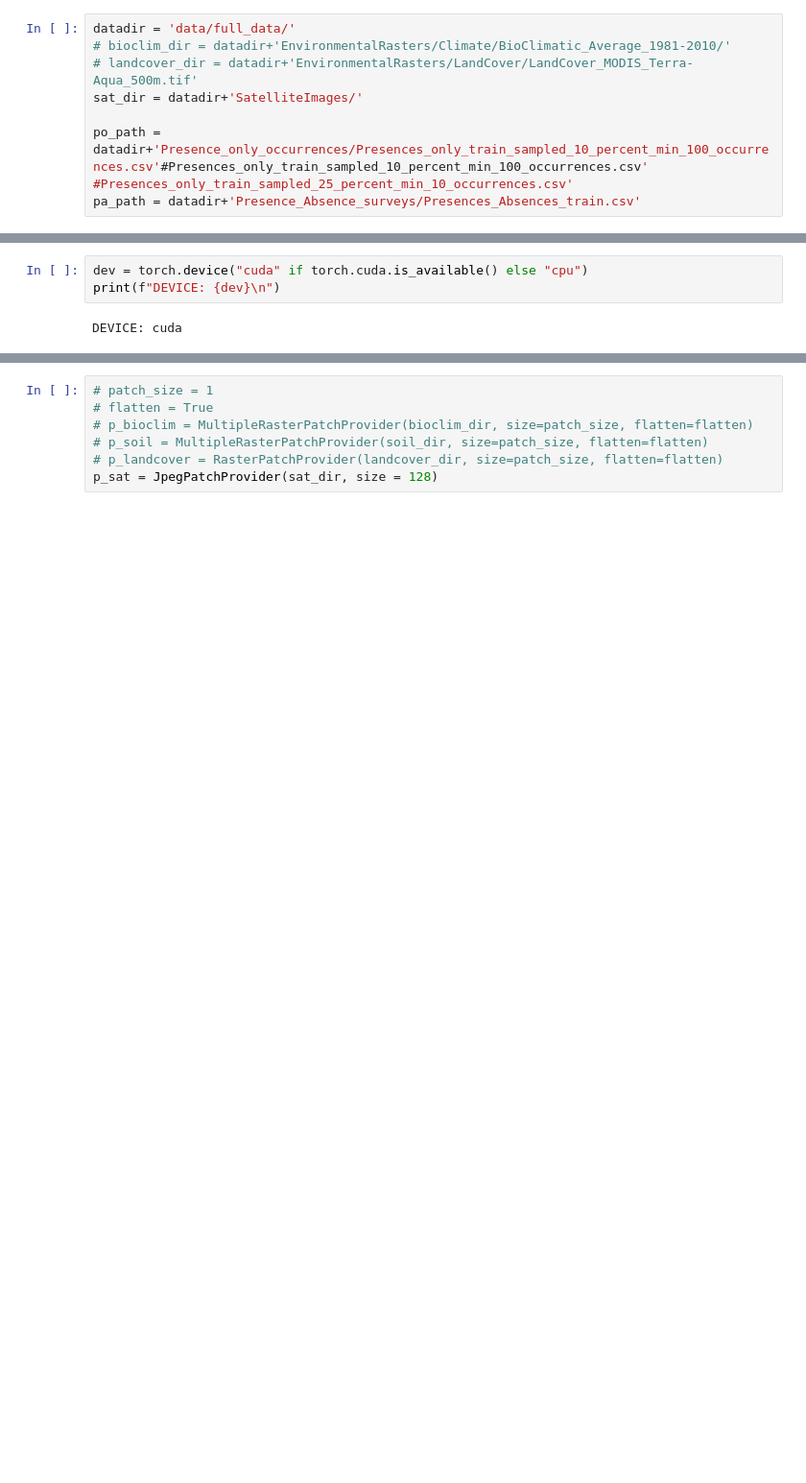
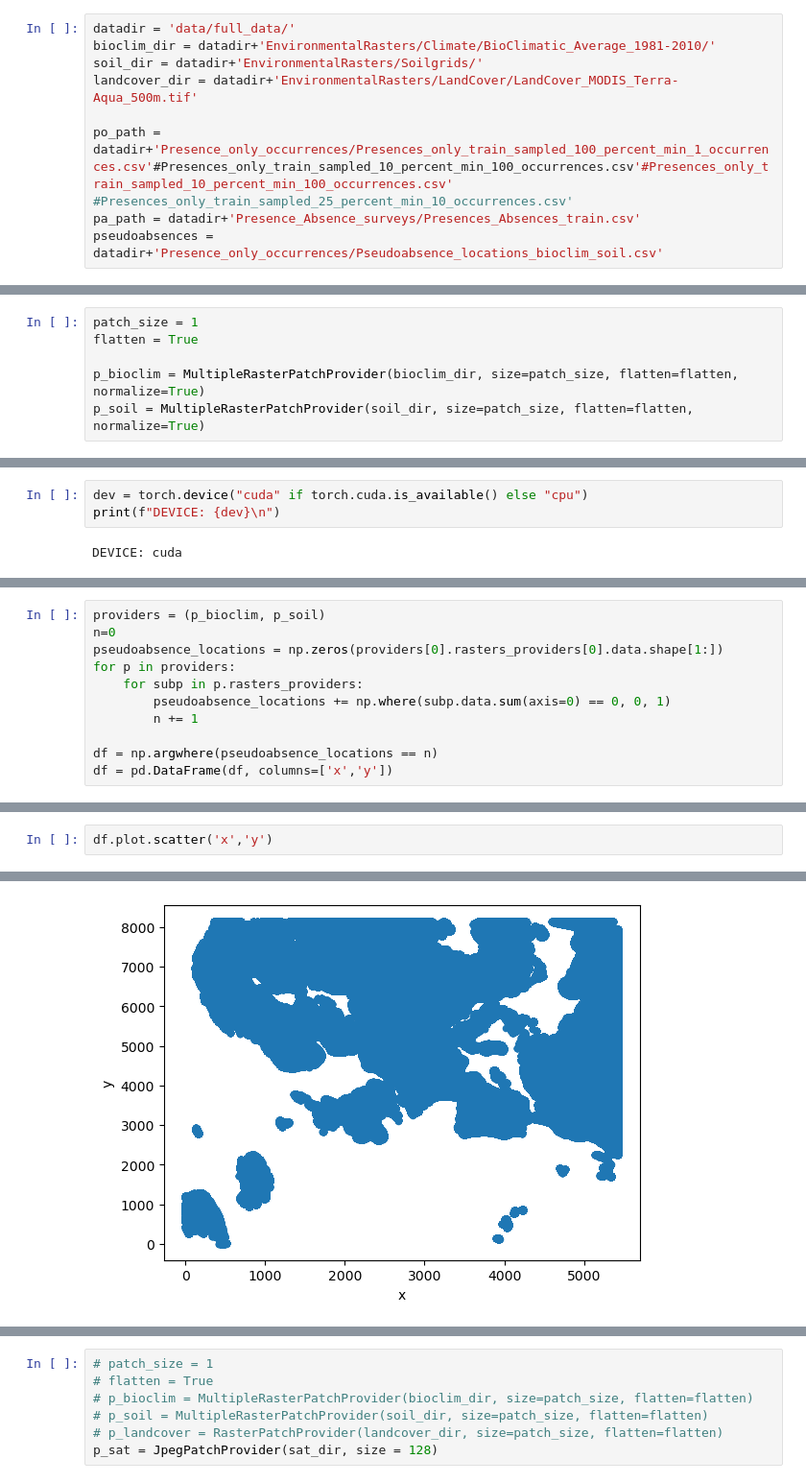
Before and after one commit to ninavantiel/multi_scale_SDMs, a Jupyter notebook: test.ipynb, the cells around one changed output, grey strips where cells are left out. Shown at 96% size. Drawn from its saved outputs; the diff is of its cells as text; blank space fills up the shorter version.

```diff
--- a/test.ipynb
+++ b/test.ipynb
@@ -16,9 +17,10 @@ from torchvision import models
 from sklearn.metrics import roc_auc_score
 # %%
 datadir = 'data/full_data/'
-# bioclim_dir = datadir+'EnvironmentalRasters/Climate/BioClimatic_Average_1981-2010/'
-# landcover_dir = datadir+'EnvironmentalRasters/LandCover/LandCover_MODIS_Terra-Aqua_500m.tif'
-sat_dir = datadir+'SatelliteImages/'
+bioclim_dir = datadir+'EnvironmentalRasters/Climate/BioClimatic_Average_1981-2010/'
+soil_dir = datadir+'EnvironmentalRasters/Soilgrids/'
+landcover_dir = datadir+'EnvironmentalRasters/LandCover/LandCover_MODIS_Terra-Aqua_500m.tif'
 
-po_path = datadir+'Presence_only_occurrences/Presences_only_train_sampled_10_percent_min_100_occurrences.csv'#Presences_only_train_sampled_10_percent_min_100_occurrences.csv' #Presences_only_train_sampled_25_percent_min_10_occurrences.csv'
+po_path = datadir+'Presence_only_occurrences/Presences_only_train_sampled_100_percent_min_1_occurrences.csv'#Presences_only_train_sampled_10_percent_min_100_occurrences.csv'#Presences_only_train_sampled_10_percent_min_100_occurrences.csv' #Presences_only_train_sampled_25_percent_min_10_occurrences.csv'
 pa_path = datadir+'Presence_Absence_surveys/Presences_Absences_train.csv'
+pseudoabsences = datadir+'Presence_only_occurrences/Pseudoabsence_locations_bioclim_soil.csv'
@@ -24,0 +131,6 @@ pa_path = datadir+'Presence_Absence_surveys/Presences_Absences_train.csv'
+# %%
+patch_size = 1
+flatten = True
+
+p_bioclim = MultipleRasterPatchProvider(bioclim_dir, size=patch_size, flatten=flatten, normalize=True)
+p_soil = MultipleRasterPatchProvider(soil_dir, size=patch_size, flatten=flatten, normalize=True)
@@ -29,0 +186,11 @@ DEVICE: cuda
+# %%
+providers = (p_bioclim, p_soil)
+n=0
+pseudoabsence_locations = np.zeros(providers[0].rasters_providers[0].data.shape[1:])
+for p in providers:
+    for subp in p.rasters_providers:
+        pseudoabsence_locations += np.where(subp.data.sum(axis=0) == 0, 0, 1)
+        n += 1
+
+df = np.argwhere(pseudoabsence_locations == n)
+df = pd.DataFrame(df, columns=['x','y'])
@@ -29,0 +213,3 @@ DEVICE: cuda
+# %%
+df.plot.scatter('x','y')
+# %% [output]
@@ -29,0 +217 @@ DEVICE: cuda
+[figure, added]
```
Also changed, not shown: parts of 52 cells of this notebook, 14 other files.
